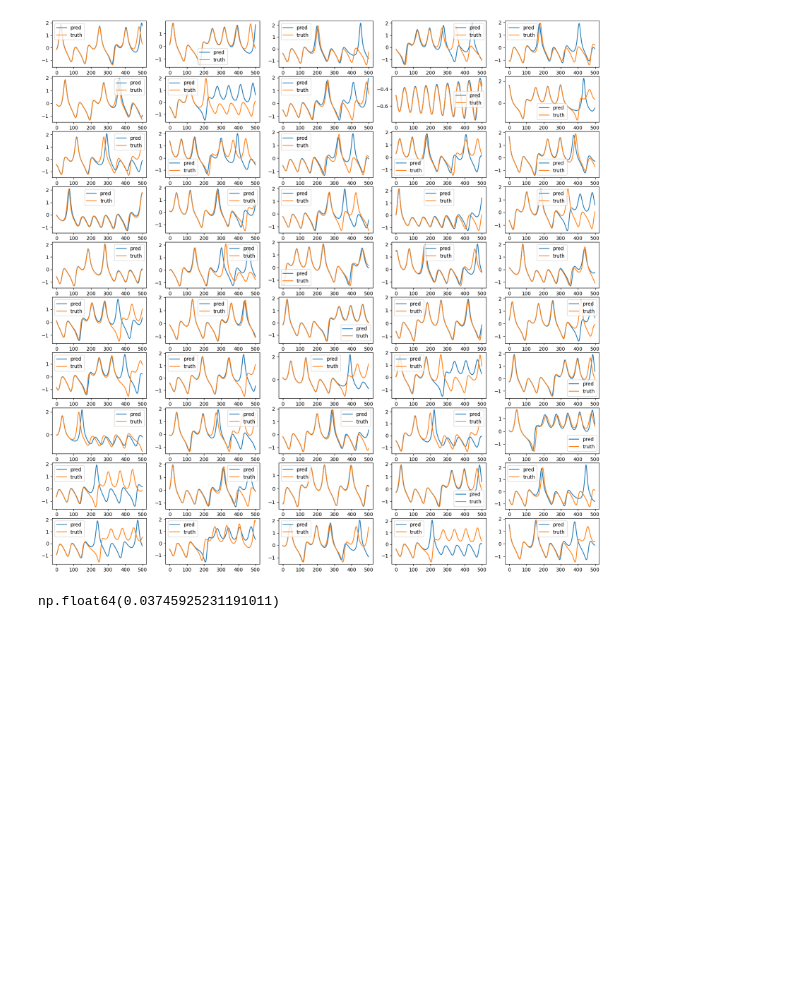
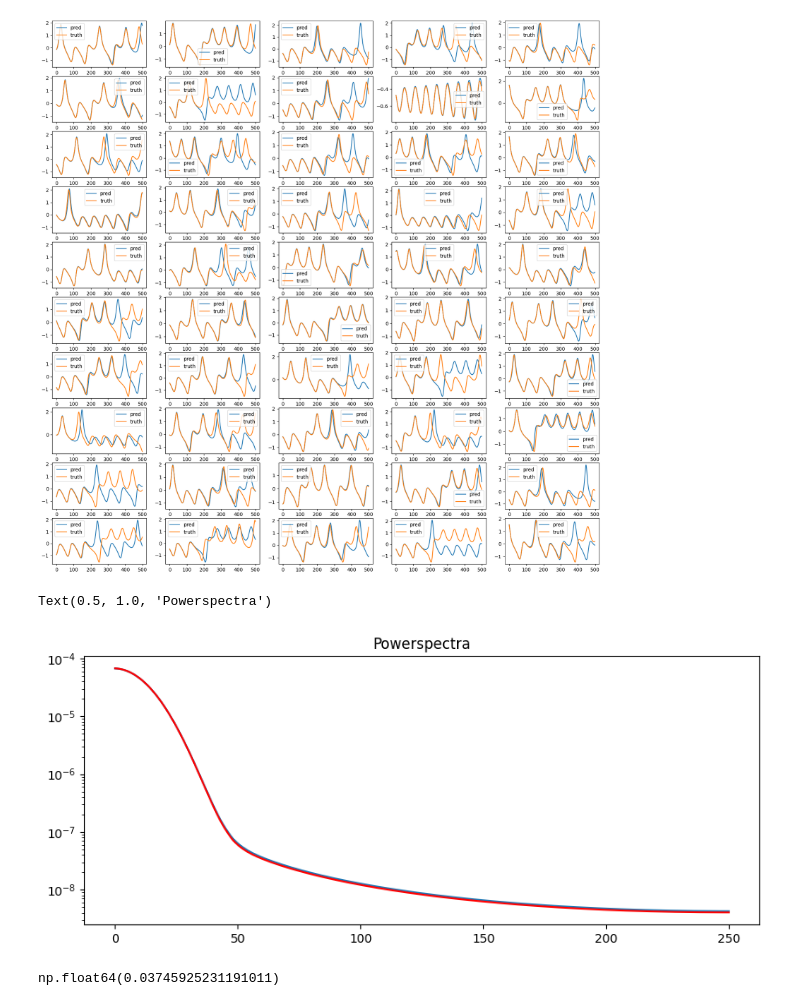
Before and after one commit to HeyuanChi/DSML_final, a Jupyter notebook: demo.ipynb, the cells around one changed output. Saved outputs shown, nothing was run; the diff lists cells and outputs as text; code cells hidden in the pictures; blank space fills up the shorter version.

Commit message:
add ps plot

```diff
--- a/demo.ipynb
+++ b/demo.ipynb
@@ -66,4 +63,13 @@ for i in range(5):
 plt.show()
 # %% [output]
 [figure]
+# %%
+fig, axes = plt.subplots(1, figsize=(10, 4))
+axes.plot(np.array([get_average_spectrum(pred[:, input_length:, dim], 10) for dim in range(3)]).mean(0).mean(0), label="Generated")
+axes.plot(np.array([get_average_spectrum(y[:, 1:, dim], 10) for dim in range(3)]).mean(0).mean(0), color='red',  label="Ground Truth")
+axes.set_yscale("log")
+axes.set_title('Powerspectra')
+# %% [output]
+Text(0.5, 1.0, 'Powerspectra')
+[figure, added]
 # %%
```
Also changed, not shown: parts of 3 cells of this notebook.
